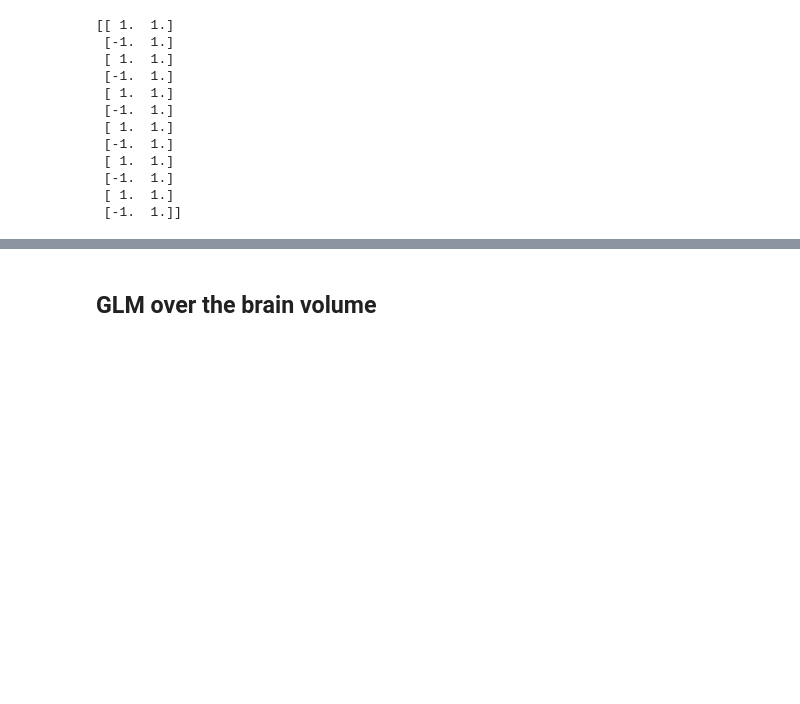
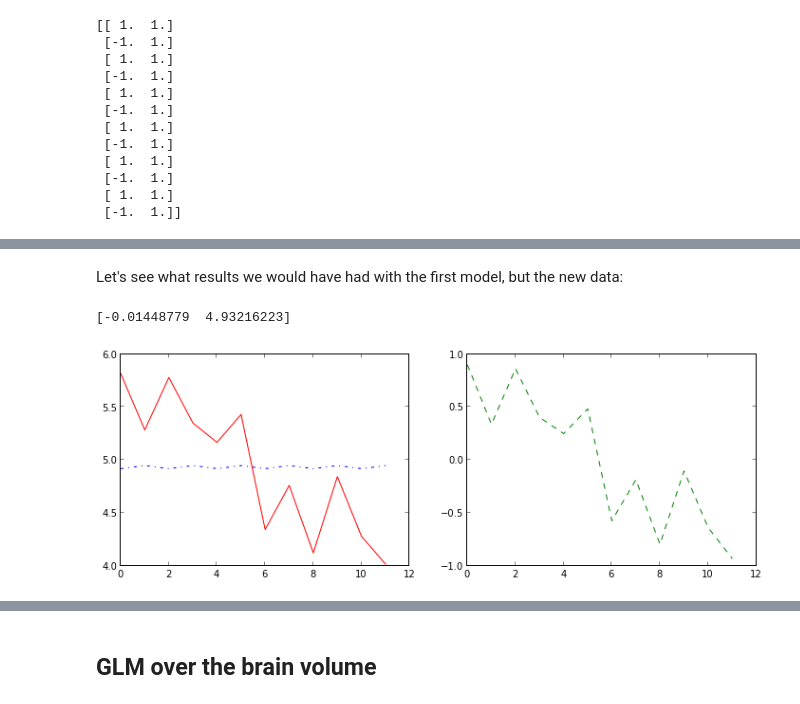
Before and after one commit to jbpoline/nipy-notebooks, a Jupyter notebook: GLM_t_F.ipynb, the cells around one changed output, grey strips where cells are left out. Cells and saved outputs as stored; diff of their text form; code cells hidden in the pictures; blank space fills up the shorter version.

```diff
--- a/GLM_t_F.ipynb
+++ b/GLM_t_F.ipynb
@@ -181,0 +265,9 @@ plot(x, Y, 'r-', x, Yfitted, 'b-.')
+# %% [markdown]
+Let's see what results we would have had with the first model, but the new data:
+# %%
+glm_result = glm(X_firstmodel, Y)
+plot_glm(Y, glm_result[1], glm_result[2])
+print glm_result[0] # the betas
+# %% [output]
+[-0.01448779  4.93216223]
+[figure, added]
```
Also changed, not shown: parts of 33 cells of this notebook.
